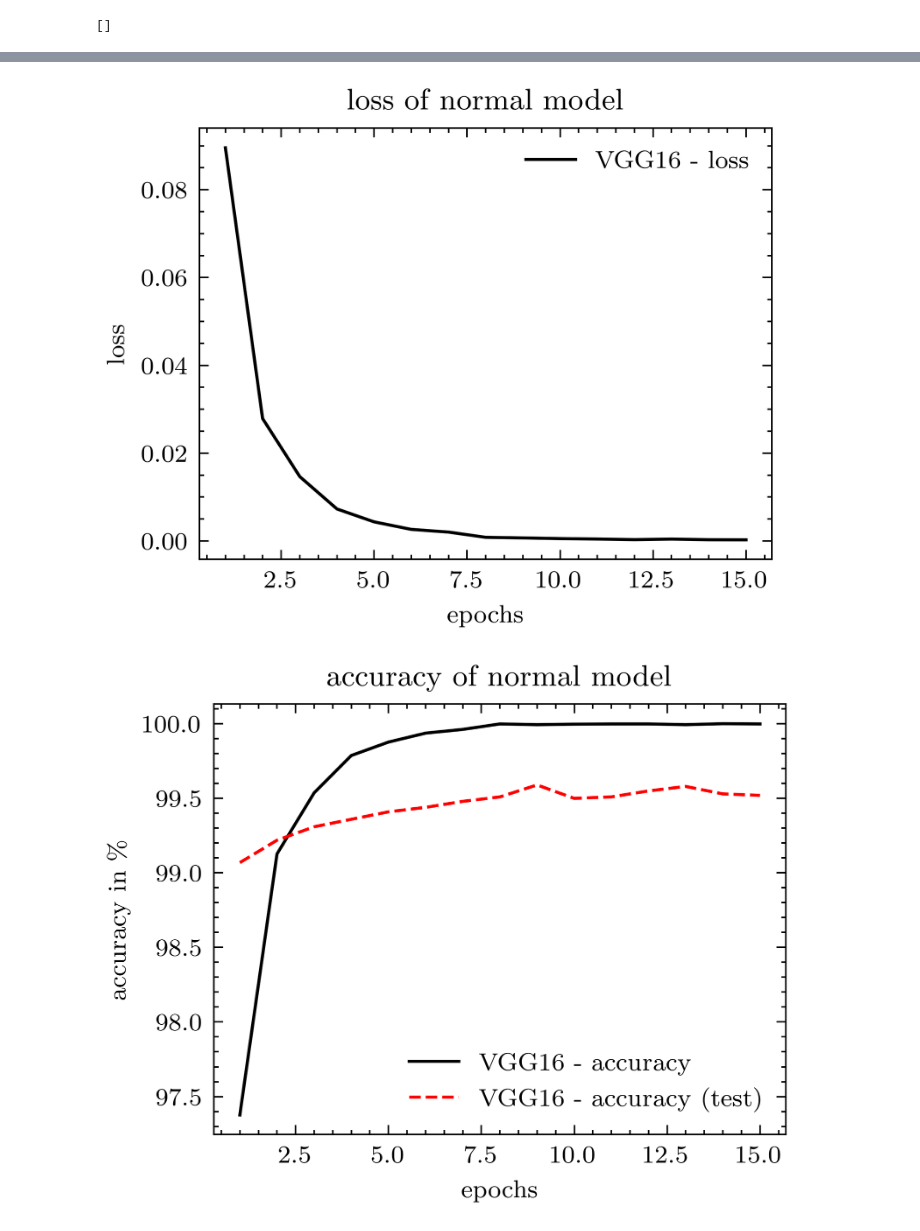
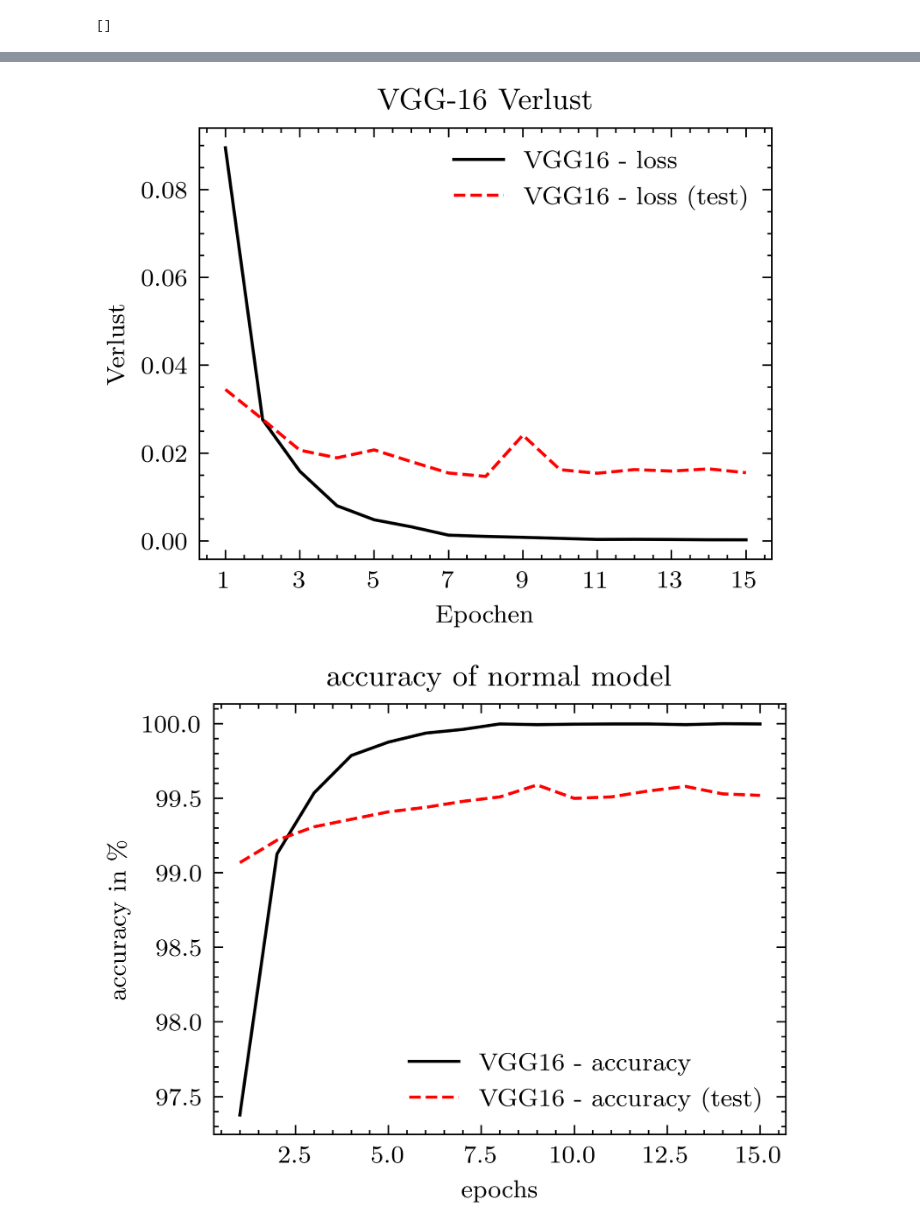
Before and after one commit to hosthans/ba_code, a Jupyter notebook: train_networks.ipynb, the cells around one changed output, grey strips where cells are left out. Saved outputs shown, nothing was run; the diff lists cells and outputs as text; code cells hidden in the pictures.

```diff
--- a/train_networks.ipynb
+++ b/train_networks.ipynb
@@ -69,7 +101,7 @@ Epoch:12        Time:73.66      Train Loss:0.00 Train Acc:100.00        Test Acc
 # %%
-trainer.plotter.sciencePlot(save_path=os.path.join(trainer.GRAPH_PATH, "nn_all.png"), plot_title="loss of normal model", x_label="epochs", y_label="loss", graphs=[acc_nn, acc_t_nn, loss_nn, loss_t_nn])
+trainer.plotter.sciencePlot(save_path=os.path.join(trainer.GRAPH_PATH, "nn_loss.png"), plot_title="VGG-16 Verlust", x_label="Epochen", y_label="Verlust", graphs=[loss_nn, loss_t_nn])
 # %% [output]
-[figure, old version]
+[figure, new version]
 # %%
 trainer.plotter.sciencePlot(save_path=os.path.join(trainer.GRAPH_PATH, "nn_acc.png"), plot_title="accuracy of normal model", x_label="epochs", y_label="accuracy in \%", graphs=[acc_nn, acc_t_nn])
 # %% [output]
```
Also changed, not shown: parts of 8 cells of this notebook, 6 other files.
